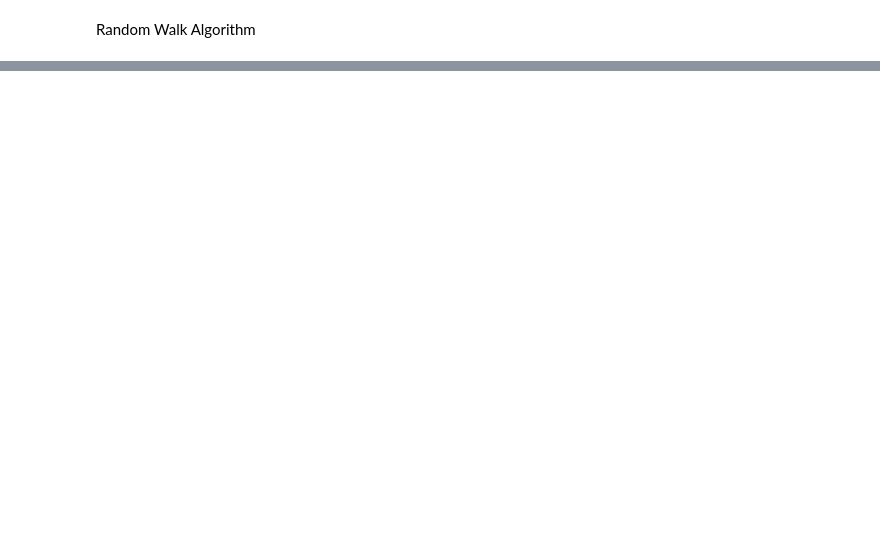
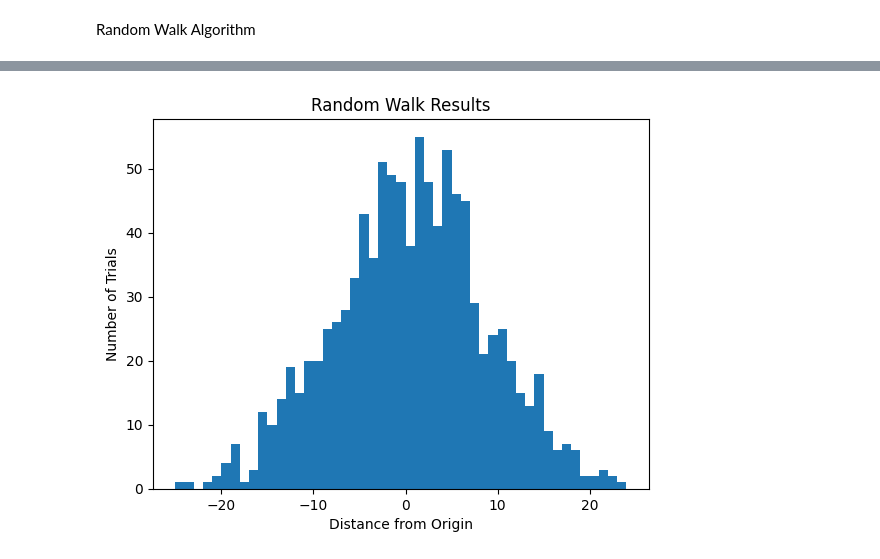
Before and after one commit to alexMcGarity/computational-physics, a Jupyter notebook: Project Three/randomWalk.ipynb, the cells around one changed output, grey strips where cells are left out. Drawn from its saved outputs; the diff is of its cells as text; code cells hidden in the pictures; blank space fills up the shorter version.

```diff
--- a/Project Three/randomWalk.ipynb
+++ b/Project Three/randomWalk.ipynb
@@ -54,0 +52,5 @@ plotTrials(1000, 1000)
+# %%
+'''execute the code for n = 100 and 1000 trials'''
+plotTrials(100, 1000)
+# %% [output]
+[figure, added]
```
Also changed, not shown: parts of 4 cells of this notebook.
